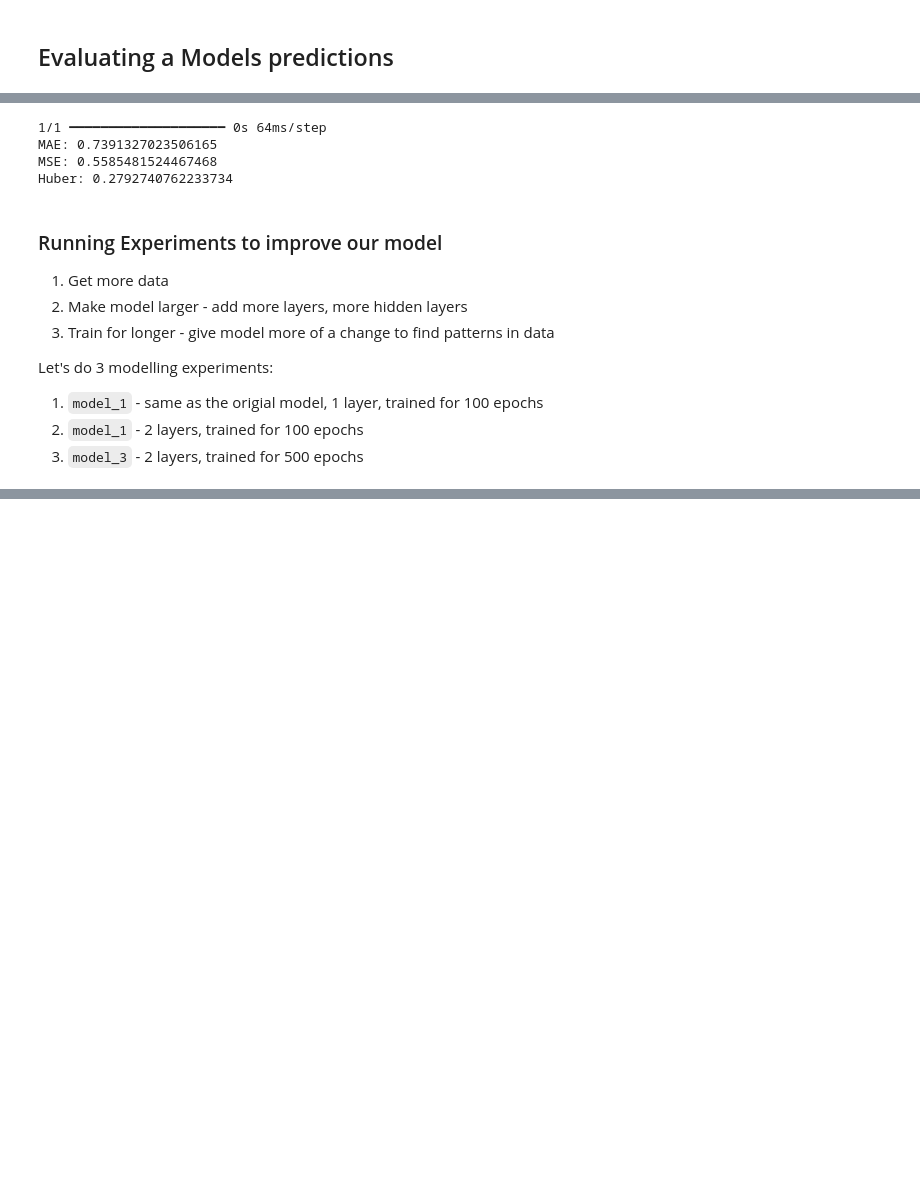
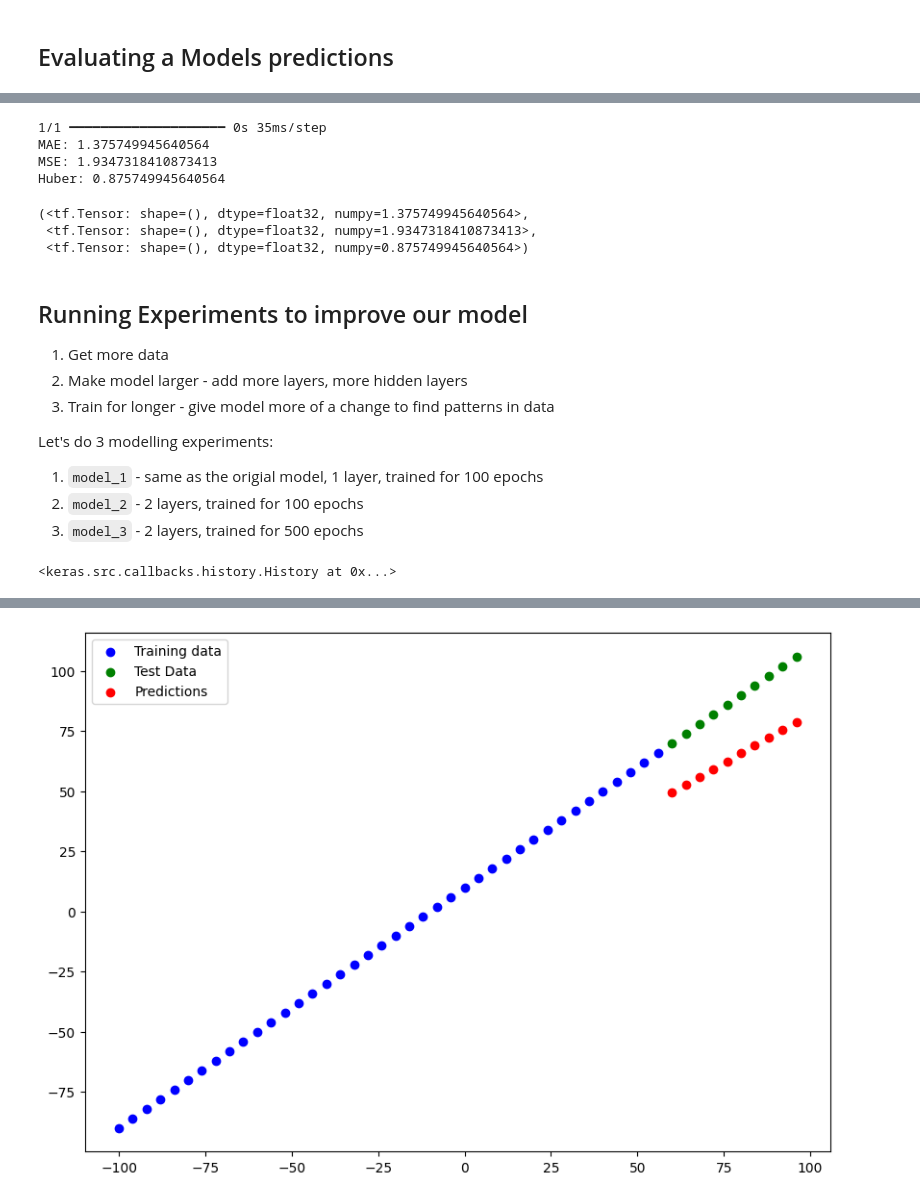
Before and after one commit to Sayantan615/Practice-Code, a Jupyter notebook: Tensorflow Labs/tensorflow_regression.ipynb, the cells around one changed output, grey strips where cells are left out. Drawn from its saved outputs; the diff is of its cells as text; code cells hidden in the pictures; blank space fills up the shorter version.

```diff
--- a/Tensorflow Labs/tensorflow_regression.ipynb
+++ b/Tensorflow Labs/tensorflow_regression.ipynb
@@ -293,5 +292,8 @@ model.evaluate(X_test, y_test)
 # %%
 def evaluate(model, X_test, y_test):
+  """
+  Given model and test X and Y, it calculates MAE, MSE and HUBER loss and returns a tuple in that order
+  """
   y_pred = model.predict(X_test)
   y_pred = tf.squeeze(y_pred)
   mae = tf.metrics.mae(y_test, y_pred)
@@ -301,15 +303,18 @@ def evaluate(model, X_test, y_test):
   print(f"MAE: {mae.numpy()}")
   print(f"MSE: {mse.numpy()}")
   print(f"Huber: {huber.numpy()}")
-
+  return (mae, mse, huber)
 evaluate(model, X_test, y_test)
 # %% [output]
-1/1 ━━━━━━━━━━━━━━━━━━━━ 0s 64ms/step
-MAE: 0.7391327023506165
-MSE: 0.5585481524467468
-Huber: 0.2792740762233734
+1/1 ━━━━━━━━━━━━━━━━━━━━ 0s 35ms/step
+MAE: 1.375749945640564
+MSE: 1.9347318410873413
+Huber: 0.875749945640564
+(<tf.Tensor: shape=(), dtype=float32, numpy=1.375749945640564>,
+ <tf.Tensor: shape=(), dtype=float32, numpy=1.9347318410873413>,
+ <tf.Tensor: shape=(), dtype=float32, numpy=0.875749945640564>)
 # %% [markdown]
-### Running Experiments to improve our model
+## Running Experiments to improve our model
 
 1. Get more data
 2. Make model larger - add more layers, more hidden layers
@@ -317,5 +322,25 @@ Huber: 0.2792740762233734
 
 Let's do 3 modelling experiments:
 1. `model_1` - same as the origial model, 1 layer, trained for 100 epochs
-2. `model_1` - 2 layers, trained for 100 epochs
+2. `model_2` - 2 layers, trained for 100 epochs
 3. `model_3` - 2 layers, trained for 500 epochs
+# %%
+tf.random.set_seed(42)
+
+model_1 = tf.keras.Sequential([
+    tf.keras.layers.Dense(1, input_shape=[1])
+])
+
+model_1.compile(loss=tf.keras.losses.mae,
+                optimizer=tf.keras.optimizers.SGD(),
+                metrics=['mae'])
+
+model_1.fit(X_train, y_train, epochs=100, verbose=0)
+# %% [output]
+<keras.src.callbacks.history.History at 0x...>
+# %%
+preds_1 = model_1.predict(X_test)
+preds_1 = tf.squeeze(preds_1)
+
+plot_predictions(predictions=preds_1)
+# %% [output]
@@ -321,0 +348 @@ Let's do 3 modelling experiments:
+[figure, added]
```
Also changed, not shown: parts of 19 cells of this notebook.
